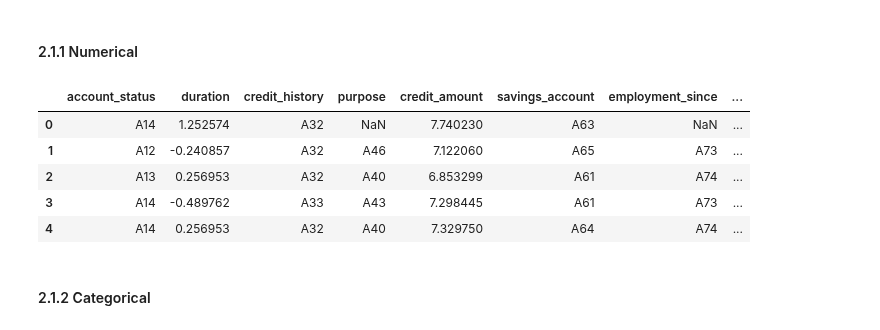
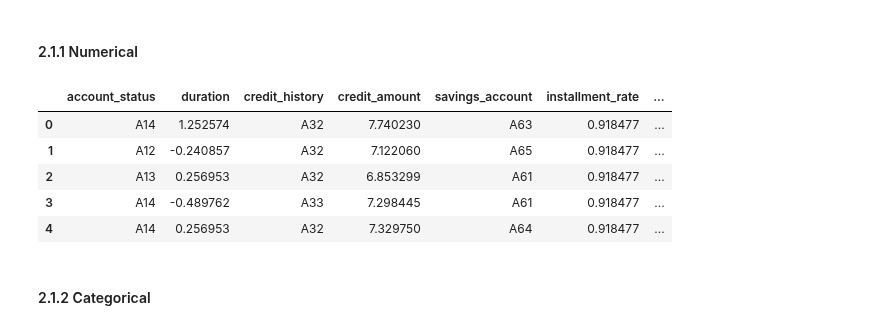
Before and after one commit to alyonavyshnevska/intelligent_data_analysis, a Jupyter notebook: Final_Project/FinalProject.ipynb, the cells around one changed output. Cells and saved outputs as stored; diff of their text form; code cells hidden in the pictures.

```diff
--- a/Final_Project/FinalProject.ipynb
+++ b/Final_Project/FinalProject.ipynb
@@ -178,0 +177,7 @@ missing_columns = ['purpose', 'employment_since', 'job', 'foreign_worker']
+# %%
+missing_columns = ['purpose', 'employment_since', 'job', 'foreign_worker']
+# create df without columns where there are NA
+df_X = df.dropna(axis=1, how='any')
+print(df.shape)
+print(df_X.shape)
+df_X.head()
@@ -266,19 +274,20 @@ We can avoid this Catch-22 situation by initially imputing all the variables wit
 # %%
 # Normalize all numerical attributes
 def zscore(x):
     #assert isinstance(x,np.ndarray), "x must be a numpy array"
     return (x-np.mean(x)) / np.std(x)
 
 df = df.apply(lambda x: zscore(x) if x.dtype == 'int64' else x)
+df_X_normalized = df_X.apply(lambda x: zscore(x) if x.dtype == 'int64' else x)
 # df.hist(figsize = (20,13))
-df.head()
+df_X_normalised.head()
 # %% [output]
-|  | account_status | duration | credit_history | purpose | credit_amount | savings_account | employment_since | ... |
-| 0 | A14 | 1.252574 | A32 | NaN | 7.740230 | A63 | NaN | ... |
-| 1 | A12 | -0.240857 | A32 | A46 | 7.122060 | A65 | A73 | ... |
-| 2 | A13 | 0.256953 | A32 | A40 | 6.853299 | A61 | A74 | ... |
-| 3 | A14 | -0.489762 | A33 | A43 | 7.298445 | A61 | A73 | ... |
-| 4 | A14 | 0.256953 | A32 | A40 | 7.329750 | A64 | A74 | ... |
+|  | account_status | duration | credit_history | credit_amount | savings_account | installment_rate | ... |
+| 0 | A14 | 1.252574 | A32 | 7.740230 | A63 | 0.918477 | ... |
+| 1 | A12 | -0.240857 | A32 | 7.122060 | A65 | 0.918477 | ... |
+| 2 | A13 | 0.256953 | A32 | 6.853299 | A61 | 0.918477 | ... |
+| 3 | A14 | -0.489762 | A33 | 7.298445 | A61 | 0.918477 | ... |
+| 4 | A14 | 0.256953 | A32 | 7.329750 | A64 | 0.918477 | ... |
 # %% [markdown]
 #### 2.1.2 Categorical
 # %%
```
Also changed, not shown: parts of 28 cells of this notebook.
